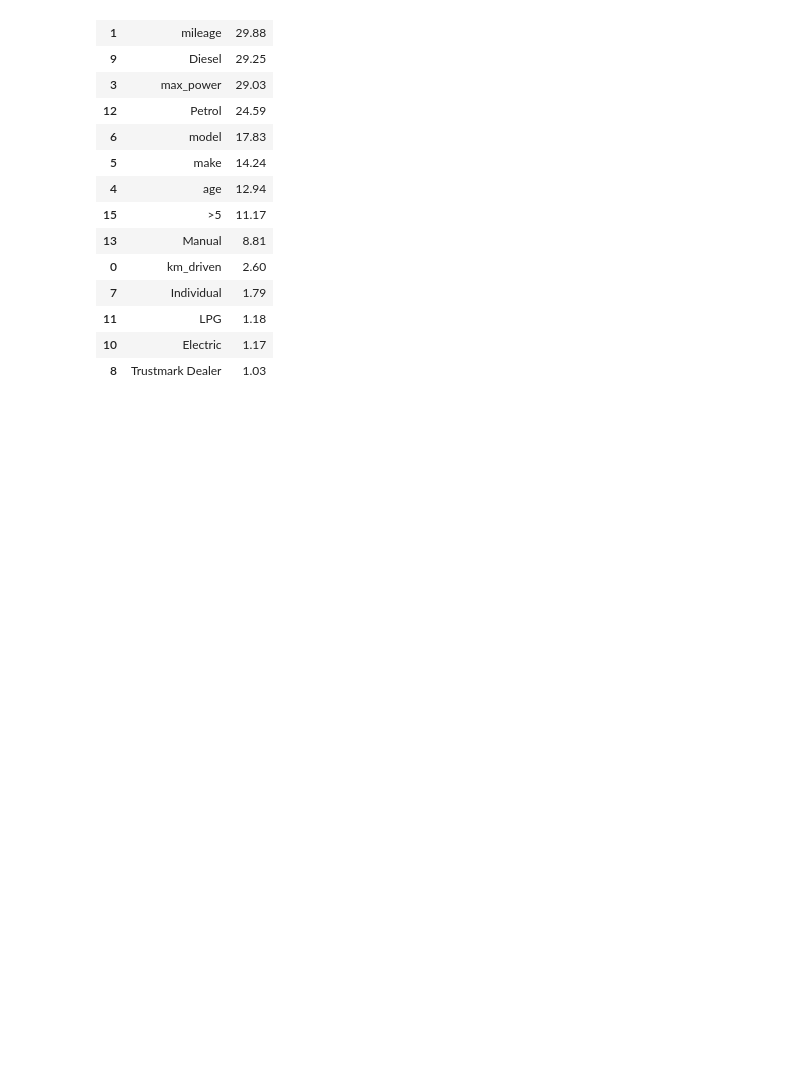
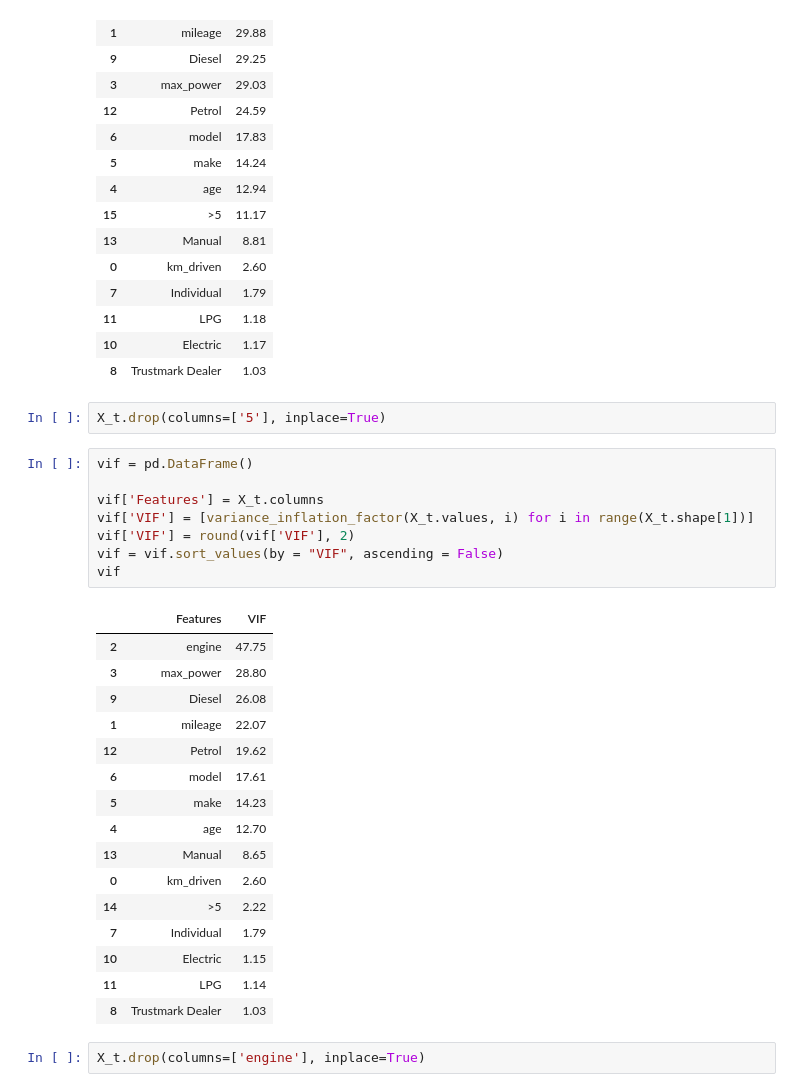
Before and after one commit to Himanshu-Kumar-123/ML-Linear-Regression-Cars24-Scratch, a Jupyter notebook: Linear-Regression-Cars24-Scratch.ipynb, the cells around one changed output. Saved outputs shown, nothing was run; the diff lists cells and outputs as text; blank space fills up the shorter version.

```diff
--- a/Linear-Regression-Cars24-Scratch.ipynb
+++ b/Linear-Regression-Cars24-Scratch.ipynb
@@ -379,3 +379,32 @@ vif
 | 11 | LPG | 1.18 |
 | 10 | Electric | 1.17 |
 | 8 | Trustmark Dealer | 1.03 |
+# %%
+X_t.drop(columns=['5'], inplace=True)
+# %%
+vif = pd.DataFrame()
+
+vif['Features'] = X_t.columns
+vif['VIF'] = [variance_inflation_factor(X_t.values, i) for i in range(X_t.shape[1])]
+vif['VIF'] = round(vif['VIF'], 2)
+vif = vif.sort_values(by = "VIF", ascending = False)
+vif
+# %% [output]
+|  | Features | VIF |
+| 2 | engine | 47.75 |
+| 3 | max_power | 28.80 |
+| 9 | Diesel | 26.08 |
+| 1 | mileage | 22.07 |
+| 12 | Petrol | 19.62 |
+| 6 | model | 17.61 |
+| 5 | make | 14.23 |
+| 4 | age | 12.70 |
+| 13 | Manual | 8.65 |
+| 0 | km_driven | 2.60 |
+| 14 | >5 | 2.22 |
+| 7 | Individual | 1.79 |
+| 10 | Electric | 1.15 |
+| 11 | LPG | 1.14 |
+| 8 | Trustmark Dealer | 1.03 |
+# %%
+X_t.drop(columns=['engine'], inplace=True)
```
Also changed, not shown: parts of 3 cells of this notebook.
